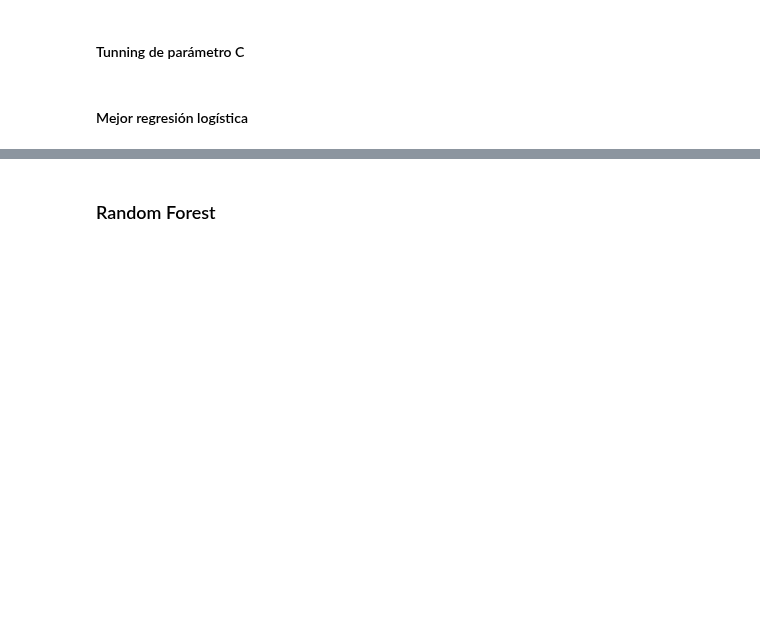
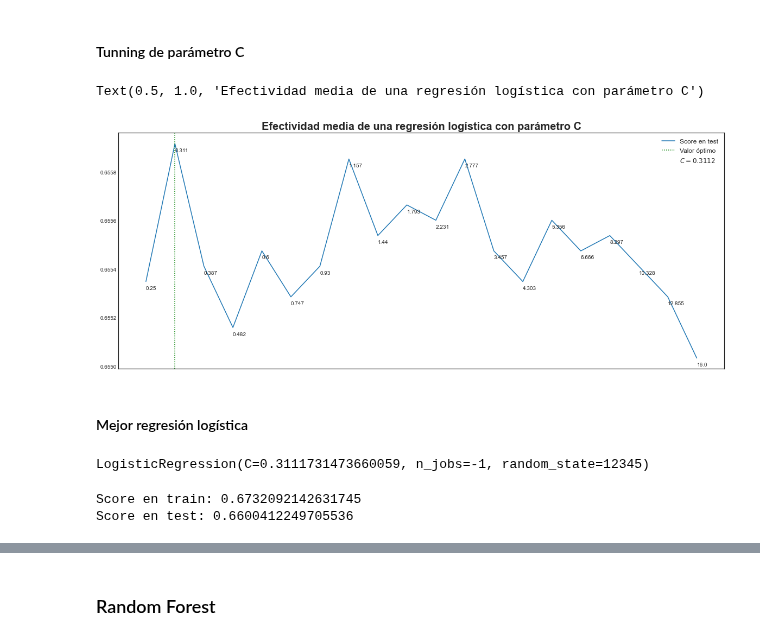
Before and after one commit to jesus-valencia97/Diplomado-en-ciencia-de-datos, a Jupyter notebook: Proyecto/Modulo 5/M2/M5 - Modulo 2.ipynb, the cells around one changed output, grey strips where cells are left out. Drawn from its saved outputs; the diff is of its cells as text; code cells hidden in the pictures; blank space fills up the shorter version.

Commit message:
Se agrega la generalización de los modelos. Se agrega tambien el ensamble

```diff
--- a/Proyecto/Modulo 5/M2/M5 - Modulo 2.ipynb
+++ b/Proyecto/Modulo 5/M2/M5 - Modulo 2.ipynb
@@ -299,36 +296,40 @@ SupervisedUtils.grafica_curva_roc(y_test,y_LogModel)
 # %% [markdown]
 #### Tunning de parámetro C
 # %%
-# clist = np.logspace(-2,4,20,base=2)
+clist = np.logspace(-2,4,20,base=2)
 
-# LogitTemp=LogisticRegression(random_state=12345, n_jobs=-1)
+LogitTemp=SupervisedUtils.LogisticRegression(random_state=12345, n_jobs=-1)
 
-# train_scores, test_scores = validation_curve(
-#     LogitTemp,
-#     X_train,
-#     y_train,
-#     param_name='C',
-#     param_range=clist,
-#     cv=3,
-#     n_jobs=-1,
-#     scoring="accuracy")
+train_scores, test_scores = SupervisedUtils.validation_curve(
+    LogitTemp,
+    X_train,
+    y_train,
+    param_name='C',
+    param_range=clist,
+    cv=3,
+    n_jobs=-1,
+    scoring="accuracy")
 # %%
-# cscores=list(map(np.mean,test_scores))
-# ctunning = pd.DataFrame(cscores,index=clist,columns=['Score en test'])
+cscores=list(map(np.mean,test_scores))
+ctunning = pd.DataFrame(cscores,index=clist,columns=['Score en test'])
+# ctunning
 # %%
-# cbest=clist[np.argmax(cscores)]
+cbest=clist[np.argmax(cscores)]
 # %%
-# ctunning.plot(logx=True,figsize=(20,8))
-# plt.axvline(x=cbest,label='Valor óptimo',linestyle=':',color='green')
-# plt.plot([], [],' ',label=f'$C={round(cbest,4)}$')
+ctunning.plot(logx=True,figsize=(20,8))
+plt.axvline(x=cbest,label='Valor óptimo',linestyle=':',color='green')
+plt.plot([], [],' ',label=f'$C={round(cbest,4)}$')
 
-# plt.legend(fontsize = 'large')
+plt.legend(fontsize = 'large')
 
-# for ind,i in enumerate(clist):
-#     plt.text(i,cscores[ind]-0.15*np.std(cscores),round(i,3))
+for ind,i in enumerate(clist):
+    plt.text(i,cscores[ind]-0.15*np.std(cscores),round(i,3))
 
-# plt.xticks([])
-# plt.title('Efectividad media de una regresión logística con parámetro C',size=20,fontweight='bold')
+plt.xticks([])
+plt.title('Efectividad media de una regresión logística con parámetro C',size=20,fontweight='bold')
+# %% [output]
+Text(0.5, 1.0, 'Efectividad media de una regresión logística con parámetro C')
+[figure, added]
 # %% [markdown]
 #### Mejor regresión logística
 # %%
@@ -340 +337,17 @@ SupervisedUtils.grafica_curva_roc(y_test,y_LogModel)
+# %%
+BestLogModel = SupervisedUtils.LogisticRegression(C=cbest,random_state=12345, n_jobs=-1)
+BestLogModel
+# %% [output]
+LogisticRegression(C=0.3111731473660059, n_jobs=-1, random_state=12345)
+# %%
+
+BestLogModel.fit(X_train,y_train)
+y_BestLogModel=BestLogModel.predict(X_test)
+BestLogModel_train_score = BestLogModel.score(X_train,y_train)
+print(f'Score en train: {BestLogModel_train_score}')
+BestLogModel_test_score = BestLogModel.score(X_test,y_test)
+print(f'Score en test: {BestLogModel_test_score}')
+# %% [output]
+Score en train: 0.6732092142631745
+Score en test: 0.6600412249705536
 # %%
```
Also changed, not shown: parts of 71 cells of this notebook.
